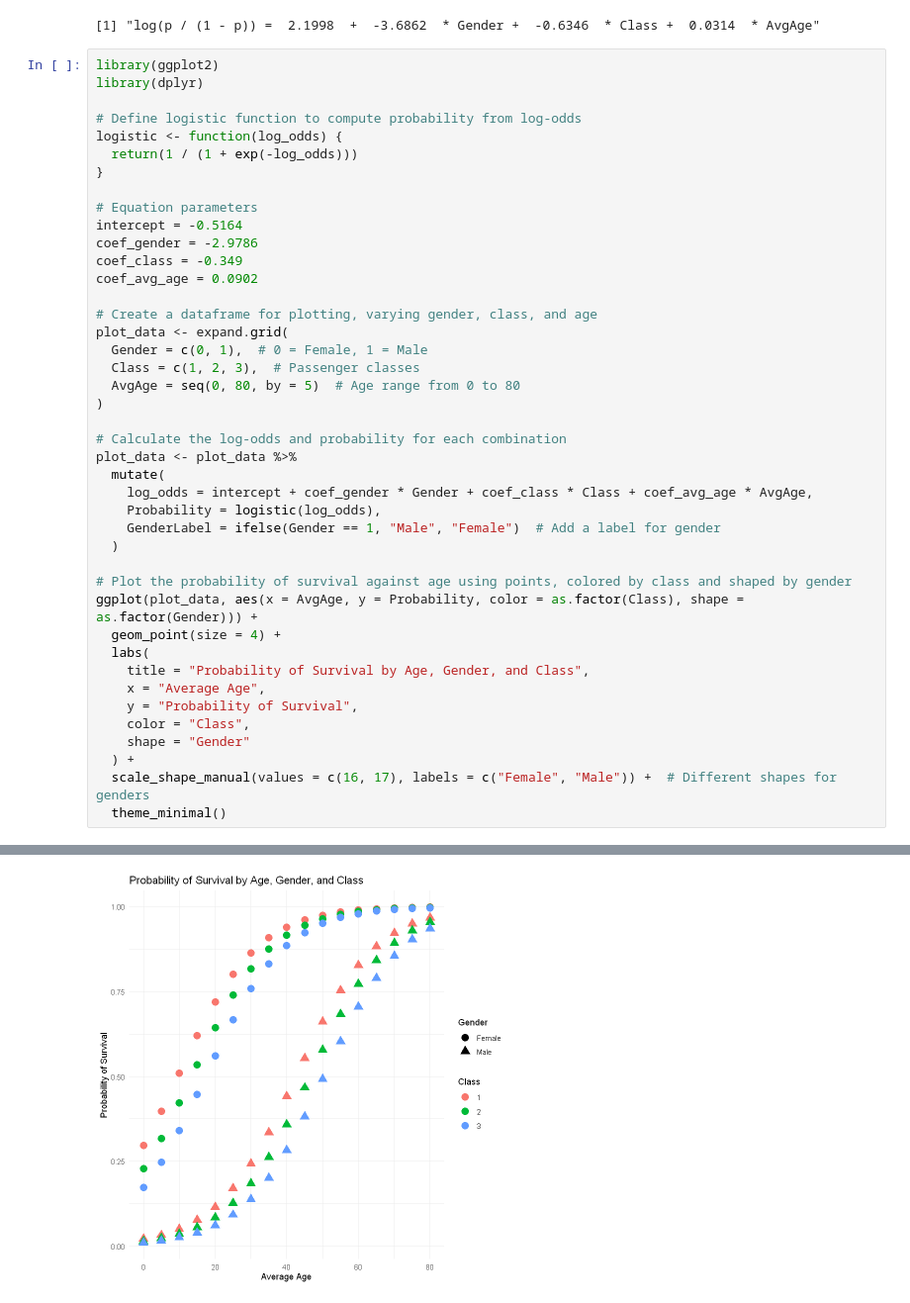
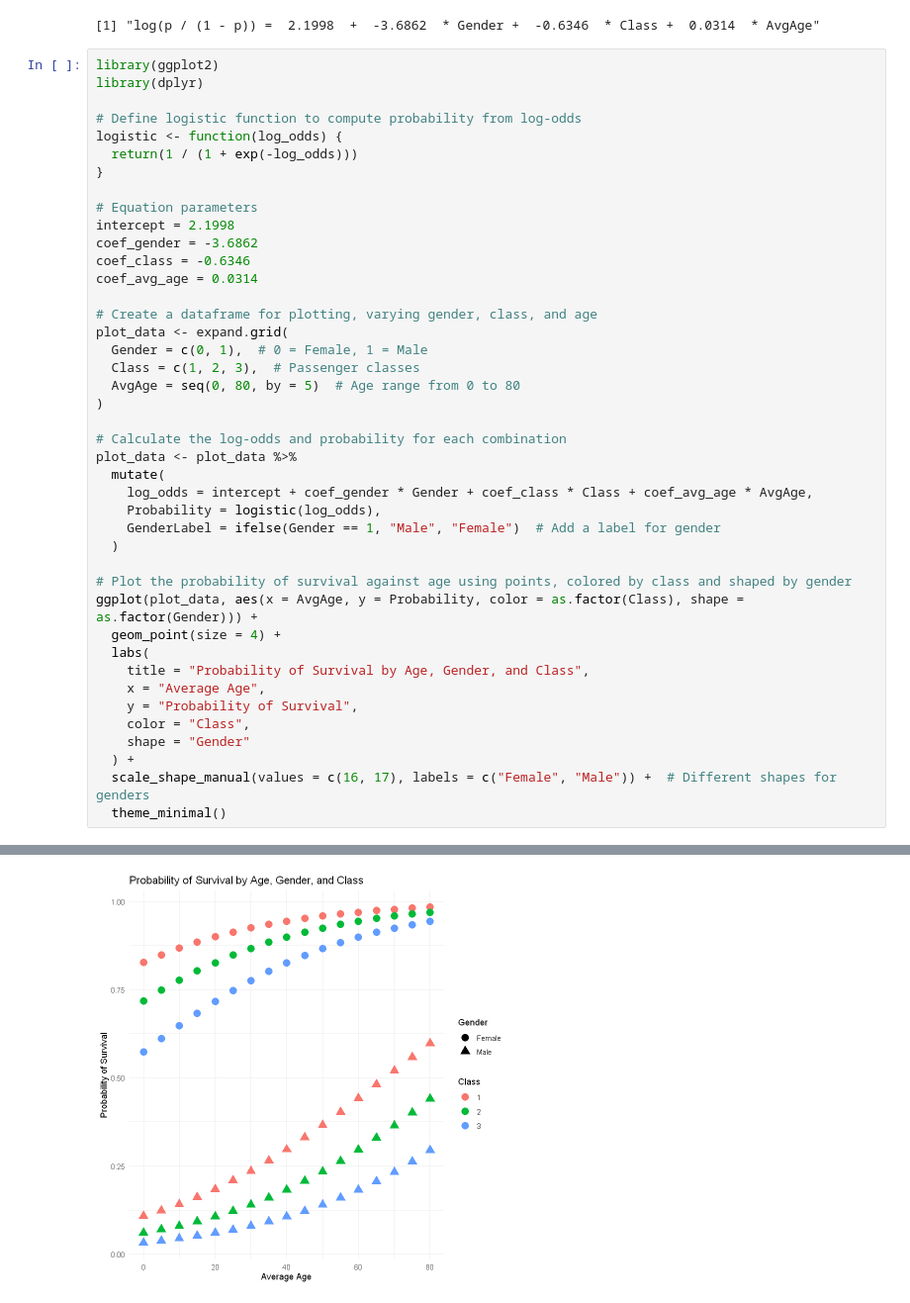
Before and after one commit to Mr0022/Titanic, a Jupyter notebook: newton_raphson.ipynb, the cells around one changed output, grey strips where cells are left out. Shown at 99% size. Saved outputs shown, nothing was run; the diff lists cells and outputs as text.

```diff
--- a/newton_raphson.ipynb
+++ b/newton_raphson.ipynb
@@ -168,10 +168,10 @@ logistic <- function(log_odds) {
 }
 
 # Equation parameters
-intercept = -0.5164
-coef_gender = -2.9786
-coef_class = -0.349
-coef_avg_age = 0.0902
+intercept = 2.1998
+coef_gender = -3.6862
+coef_class = -0.6346
+coef_avg_age = 0.0314
 
 # Create a dataframe for plotting, varying gender, class, and age
 plot_data <- expand.grid(
@@ -204 +215 @@ ggplot(plot_data, aes(x = AvgAge, y = Probability, color = as.factor(Class), sha
-[figure, old version]
+[figure, new version]
```
Also changed, not shown: parts of 1 cell of this notebook, 1 other file.
